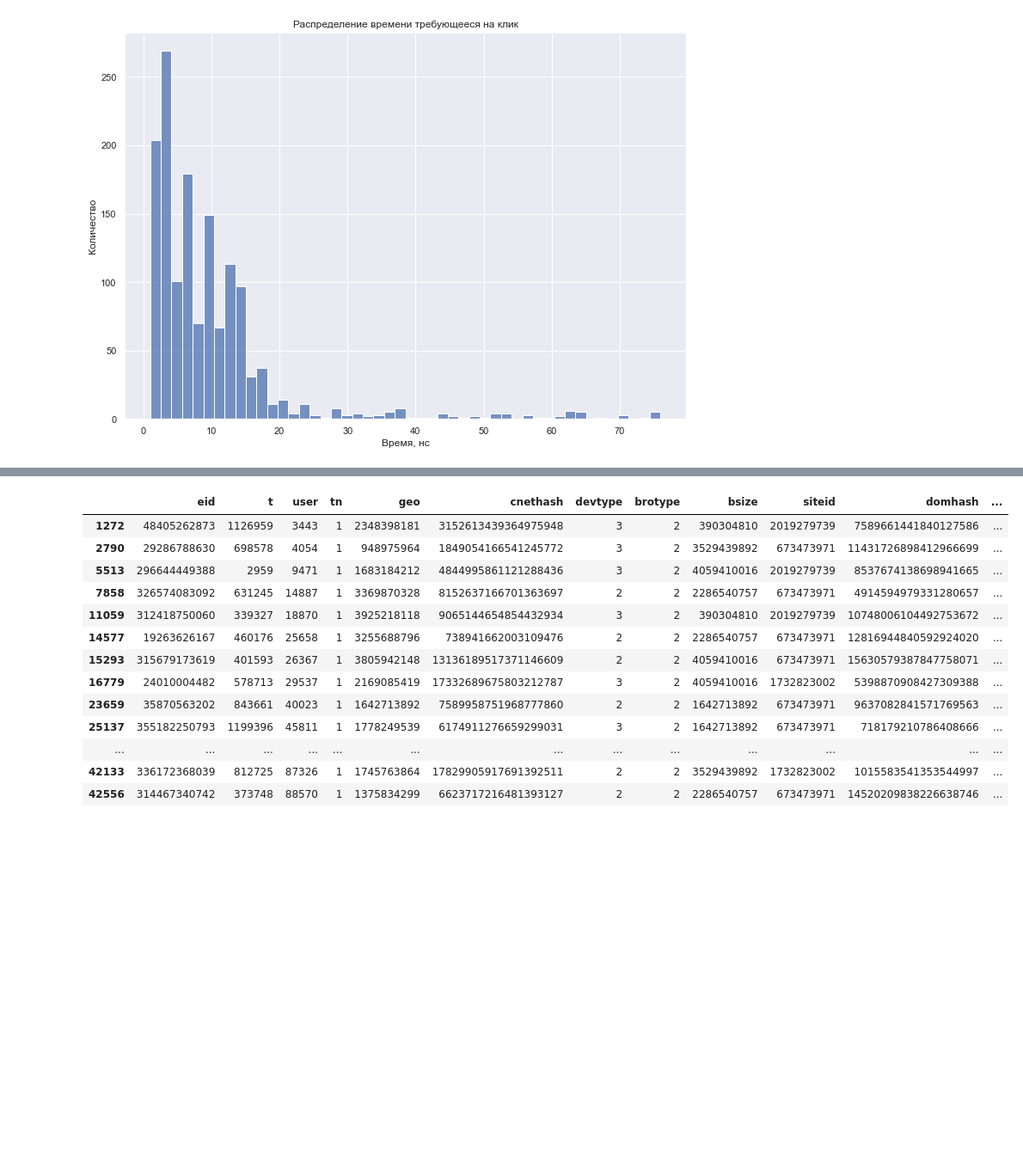
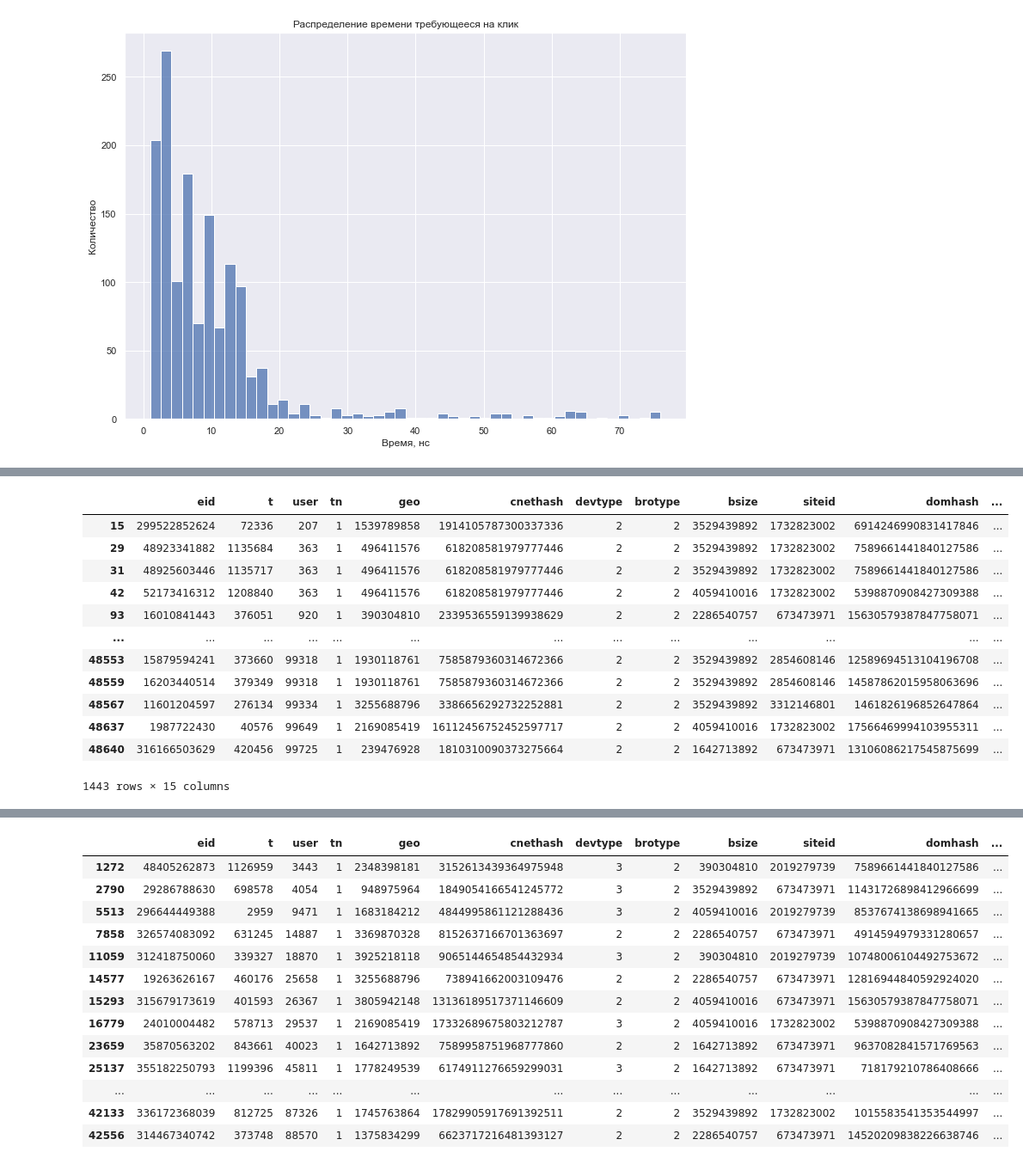
Before and after one commit to AlexeyKurlevsky/traffic-analysis, a Jupyter notebook: notebooks/1. First review.ipynb, the cells around one changed output, grey strips where cells are left out. Shown: that part at 86% size. Saved outputs shown, nothing was run; the diff lists cells and outputs as text; code cells hidden in the pictures; blank space fills up the shorter version.

```diff
--- a/notebooks/1. First review.ipynb
+++ b/notebooks/1. First review.ipynb
@@ -176,0 +162,16 @@ df_sort[['user', 't', 'diff', 'tn', 'flg']]
+# %%
+df_user_click
+# %% [output]
+|  | eid | t | user | tn | geo | cnethash | devtype | brotype | bsize | siteid | domhash | ... |
+| 15 | 299522852624 | 72336 | 207 | 1 | 1539789858 | 1914105787300337336 | 2 | 2 | 3529439892 | 1732823002 | 6914246990831417846 | ... |
+| 29 | 48923341882 | 1135684 | 363 | 1 | 496411576 | 618208581979777446 | 2 | 2 | 3529439892 | 1732823002 | 7589661441840127586 | ... |
+| 31 | 48925603446 | 1135717 | 363 | 1 | 496411576 | 618208581979777446 | 2 | 2 | 3529439892 | 1732823002 | 7589661441840127586 | ... |
+| 42 | 52173416312 | 1208840 | 363 | 1 | 496411576 | 618208581979777446 | 2 | 2 | 4059410016 | 1732823002 | 5398870908427309388 | ... |
+| 93 | 16010841443 | 376051 | 920 | 1 | 390304810 | 2339536559139938629 | 2 | 2 | 2286540757 | 673473971 | 15630579387847758071 | ... |
+| ... | ... | ... | ... | ... | ... | ... | ... | ... | ... | ... | ... | ... |
+| 48553 | 15879594241 | 373660 | 99318 | 1 | 1930118761 | 7585879360314672366 | 2 | 2 | 3529439892 | 2854608146 | 12589694513104196708 | ... |
+| 48559 | 16203440514 | 379349 | 99318 | 1 | 1930118761 | 7585879360314672366 | 2 | 2 | 3529439892 | 2854608146 | 14587862015958063696 | ... |
+| 48567 | 11601204597 | 276134 | 99334 | 1 | 3255688796 | 3386656292732252881 | 2 | 2 | 3529439892 | 3312146801 | 1461826196852647864 | ... |
+| 48637 | 1987722430 | 40576 | 99649 | 1 | 2169085419 | 16112456752452597717 | 2 | 2 | 4059410016 | 1732823002 | 17566469994103955311 | ... |
+| 48640 | 316166503629 | 420456 | 99725 | 1 | 239476928 | 1810310090373275664 | 2 | 2 | 1642713892 | 673473971 | 13106086217545875699 | ... |
+1443 rows × 15 columns
```
Also changed, not shown: parts of 9 cells of this notebook.
